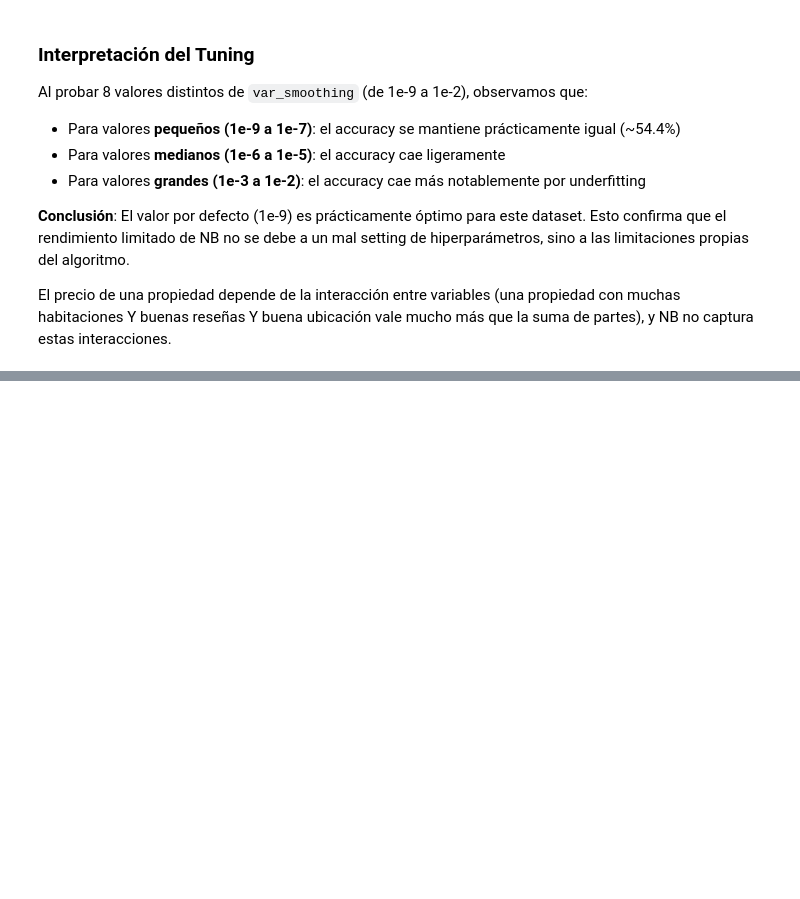
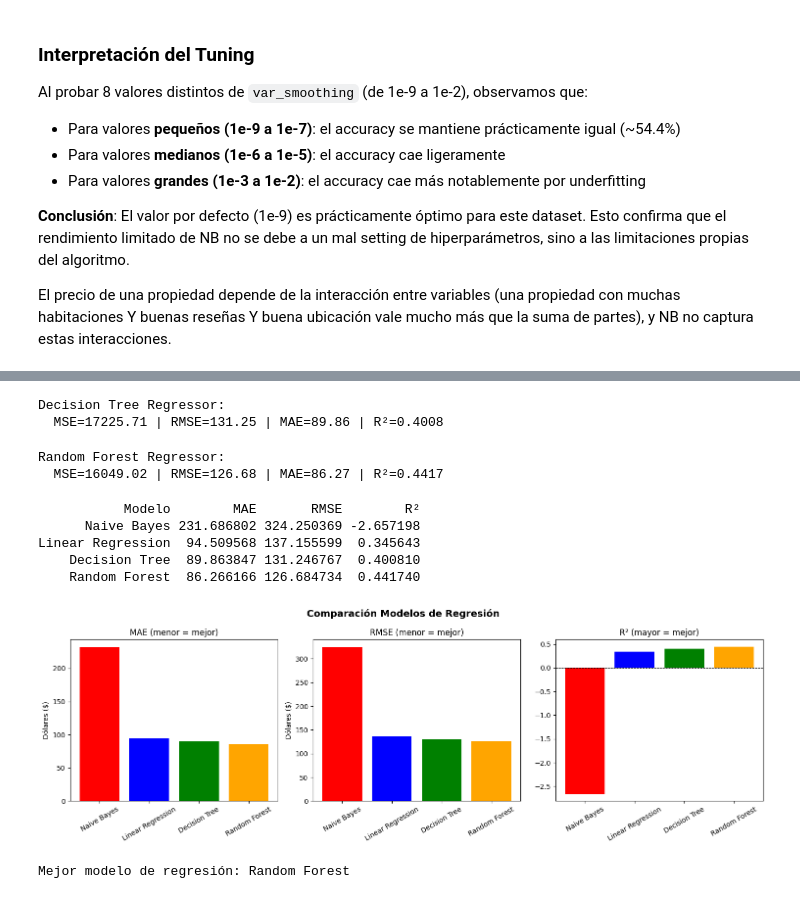
Before and after one commit to MiltonPolanco/Laboratorio05-Bayes-Ingenuo, a Jupyter notebook: lab05.ipynb, the cells around one changed output, grey strips where cells are left out. Cells and saved outputs as stored; diff of their text form; code cells hidden in the pictures; blank space fills up the shorter version.

```diff
--- a/lab05.ipynb
+++ b/lab05.ipynb
@@ -9,7 +9,7 @@ from sklearn.naive_bayes import GaussianNB
 from sklearn.metrics import confusion_matrix, accuracy_score, classification_report
 from sklearn.metrics import mean_squared_error, mean_absolute_error, r2_score
 # %%
-result = pyreadr.read_r("listings.RData")
+result = pyreadr.read_r(r"C:\Users\jplop\Downloads\DataAnalisis\lab5\Laboratorio05-Bayes-Ingenuo\listings.RData")
 print(result.keys())
 # %% [output]
 odict_keys(['listings'])
@@ -481,0 +520,76 @@ El precio de una propiedad depende de la interacción entre variables (una propi
+# %%
+from sklearn.tree import DecisionTreeRegressor
+
+modelo_dt_reg = DecisionTreeRegressor(max_depth=6, random_state=42)
+modelo_dt_reg.fit(X_train_reg, y_train_reg)
+y_pred_dt_reg = modelo_dt_reg.predict(X_test_reg)
+
+mse_dt_reg = mean_squared_error(y_test_reg, y_pred_dt_reg)
+rmse_dt_reg = np.sqrt(mse_dt_reg)
+mae_dt_reg = mean_absolute_error(y_test_reg, y_pred_dt_reg)
+r2_dt_reg = r2_score(y_test_reg, y_pred_dt_reg)
+
+print("Decision Tree Regressor:")
+print(f"  MSE={mse_dt_reg:.2f} | RMSE={rmse_dt_reg:.2f} | MAE={mae_dt_reg:.2f} | R²={r2_dt_reg:.4f}")
+# %% [output]
+Decision Tree Regressor:
+  MSE=17225.71 | RMSE=131.25 | MAE=89.86 | R²=0.4008
+# %%
+from sklearn.ensemble import RandomForestRegressor
+
+modelo_rf_reg = RandomForestRegressor(n_estimators=100, max_depth=10, random_state=42)
+modelo_rf_reg.fit(X_train_reg, y_train_reg)
+y_pred_rf_reg = modelo_rf_reg.predict(X_test_reg)
+
+mse_rf_reg = mean_squared_error(y_test_reg, y_pred_rf_reg)
+rmse_rf_reg = np.sqrt(mse_rf_reg)
+mae_rf_reg = mean_absolute_error(y_test_reg, y_pred_rf_reg)
+r2_rf_reg = r2_score(y_test_reg, y_pred_rf_reg)
+
+print("Random Forest Regressor:")
+print(f"  MSE={mse_rf_reg:.2f} | RMSE={rmse_rf_reg:.2f} | MAE={mae_rf_reg:.2f} | R²={r2_rf_reg:.4f}")
+# %% [output]
+Random Forest Regressor:
+  MSE=16049.02 | RMSE=126.68 | MAE=86.27 | R²=0.4417
+# %%
+comparacion_reg = pd.DataFrame({
+    'Modelo': ['Naive Bayes', 'Linear Regression', 'Decision Tree', 'Random Forest'],
+    'MAE': [mae, mae_lr, mae_dt_reg, mae_rf_reg],
+    'RMSE': [rmse, rmse_lr, rmse_dt_reg, rmse_rf_reg],
+    'R²': [r2, r2_lr, r2_dt_reg, r2_rf_reg]
+})
+print(comparacion_reg.to_string(index=False))
+
+fig, axes = plt.subplots(1, 3, figsize=(15, 5))
+colores = ['red', 'blue', 'green', 'orange']
+modelos = comparacion_reg['Modelo']
+
+axes[0].bar(modelos, comparacion_reg['MAE'], color=colores)
+axes[0].set_title('MAE (menor = mejor)')
+axes[0].set_ylabel('Dólares ($)')
+axes[0].tick_params(axis='x', rotation=30)
+
+axes[1].bar(modelos, comparacion_reg['RMSE'], color=colores)
+axes[1].set_title('RMSE (menor = mejor)')
+axes[1].set_ylabel('Dólares ($)')
+axes[1].tick_params(axis='x', rotation=30)
+
+axes[2].bar(modelos, comparacion_reg['R²'], color=colores)
+axes[2].set_title('R² (mayor = mejor)')
+axes[2].axhline(y=0, color='black', linestyle='--', linewidth=0.8)
+axes[2].tick_params(axis='x', rotation=30)
+
+plt.suptitle('Comparación Modelos de Regresión', fontsize=14, fontweight='bold')
+plt.tight_layout()
+plt.show()
+
+mejor = comparacion_reg.loc[comparacion_reg['R²'].idxmax(), 'Modelo']
+print(f"\nMejor modelo de regresión: {mejor}")
+# %% [output]
+           Modelo        MAE       RMSE        R²
+      Naive Bayes 231.686802 324.250369 -2.657198
+Linear Regression  94.509568 137.155599  0.345643
+    Decision Tree  89.863847 131.246767  0.400810
+    Random Forest  86.266166 126.684734  0.441740
+[figure, added]
+Mejor modelo de regresión: Random Forest
```
Also changed, not shown: parts of 4 cells of this notebook, 1 other file.
